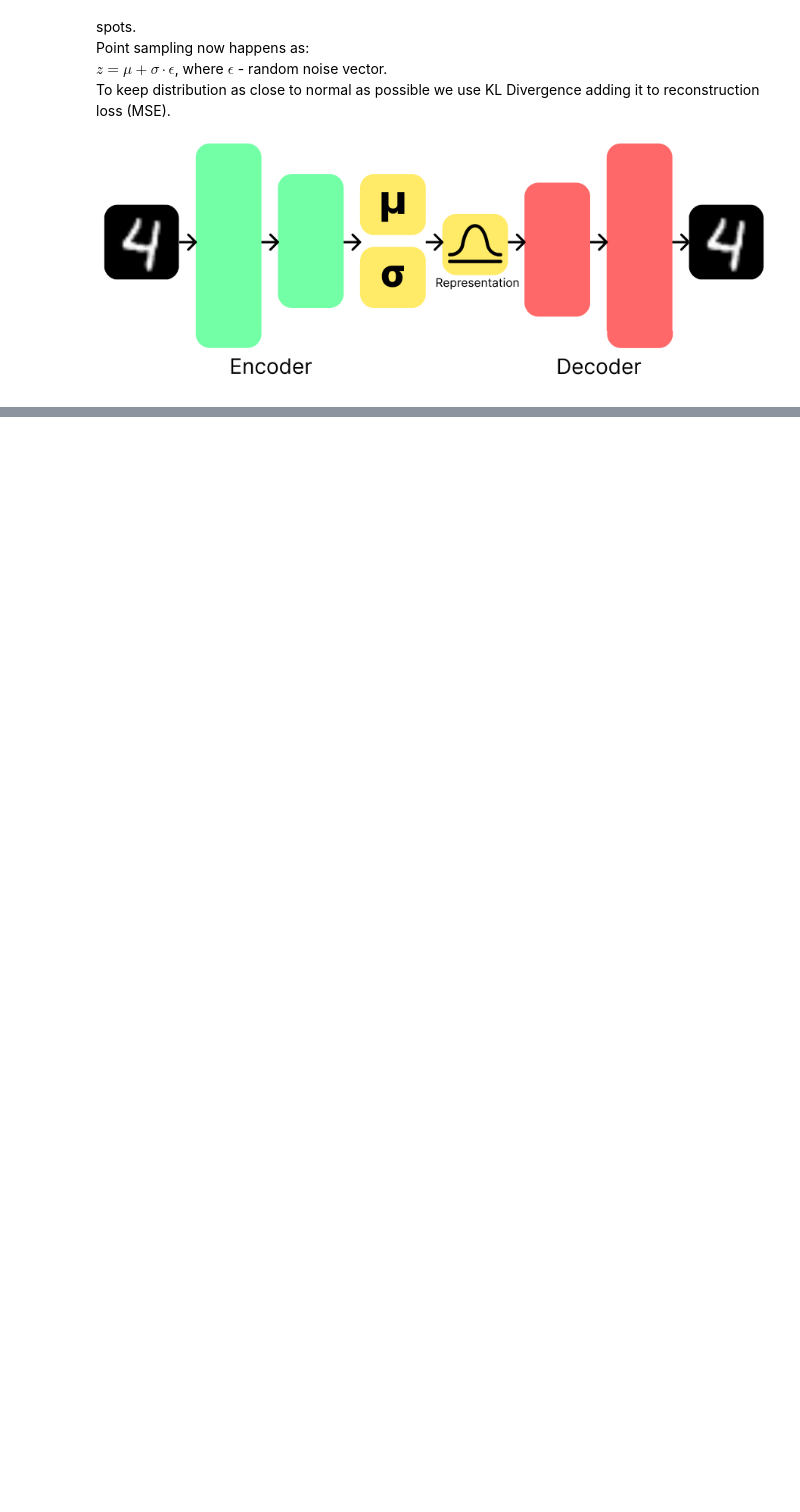
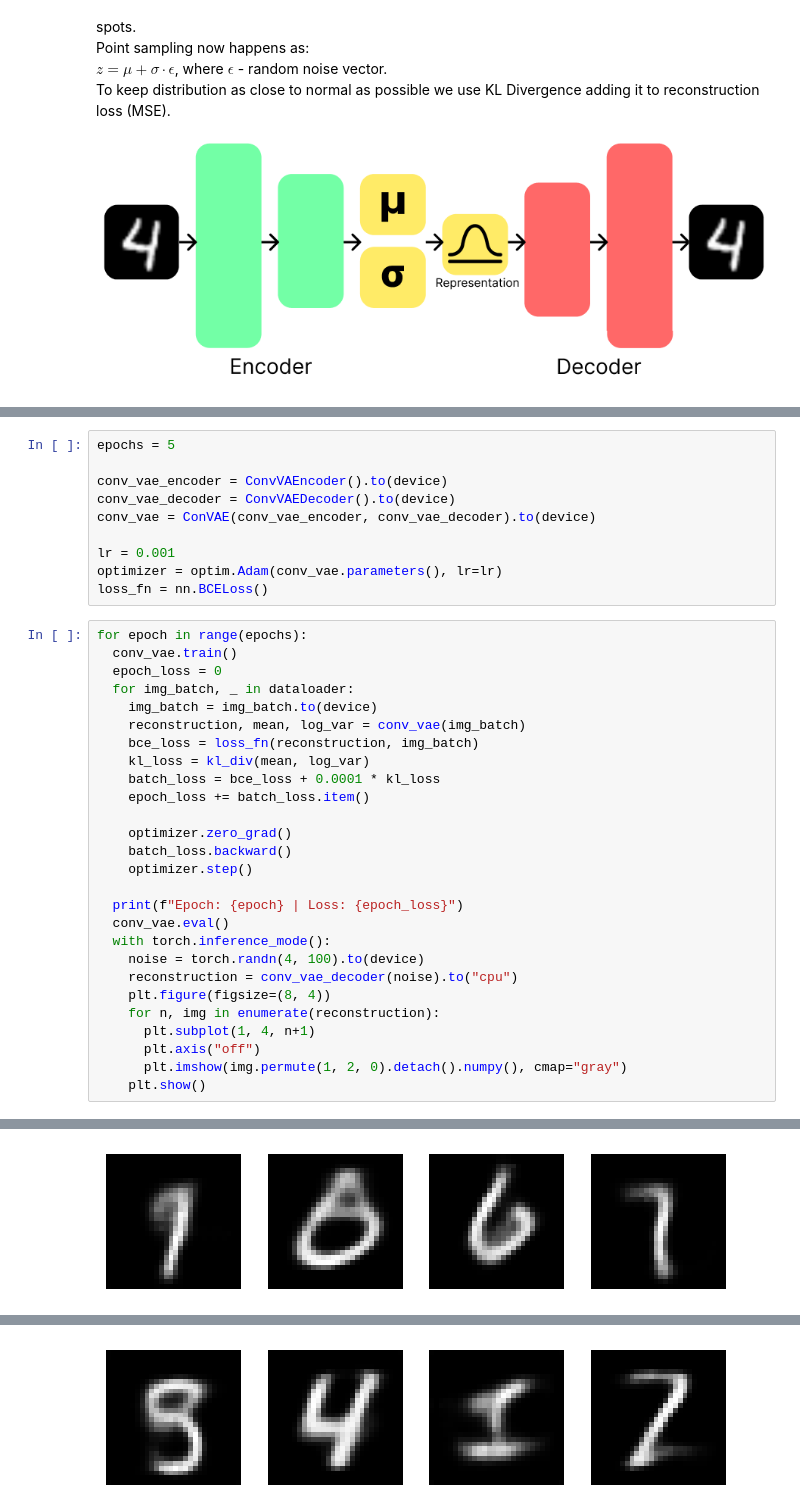
Before and after one commit to Cheslaff/KurwAI-archive, a Jupyter notebook: Guides/ImageGen(Easy)/AutoEncoders.ipynb, the cells around one changed output, grey strips where cells are left out. Cells and saved outputs as stored; diff of their text form; blank space fills up the shorter version.

```diff
--- a/Guides/ImageGen(Easy)/AutoEncoders.ipynb
+++ b/Guides/ImageGen(Easy)/AutoEncoders.ipynb
@@ -295,0 +501,38 @@ To keep distribution as close to normal as possible we use KL Divergence adding
+# %%
+epochs = 5
+
+conv_vae_encoder = ConvVAEncoder().to(device)
+conv_vae_decoder = ConvVAEDecoder().to(device)
+conv_vae = ConVAE(conv_vae_encoder, conv_vae_decoder).to(device)
+
+lr = 0.001
+optimizer = optim.Adam(conv_vae.parameters(), lr=lr)
+loss_fn = nn.BCELoss()
+# %%
+for epoch in range(epochs):
+  conv_vae.train()
+  epoch_loss = 0
+  for img_batch, _ in dataloader:
+    img_batch = img_batch.to(device)
+    reconstruction, mean, log_var = conv_vae(img_batch)
+    bce_loss = loss_fn(reconstruction, img_batch)
+    kl_loss = kl_div(mean, log_var)
+    batch_loss = bce_loss + 0.0001 * kl_loss
+    epoch_loss += batch_loss.item()
+
+    optimizer.zero_grad()
+    batch_loss.backward()
+    optimizer.step()
+
+  print(f"Epoch: {epoch} | Loss: {epoch_loss}")
+  conv_vae.eval()
+  with torch.inference_mode():
+    noise = torch.randn(4, 100).to(device)
+    reconstruction = conv_vae_decoder(noise).to("cpu")
+    plt.figure(figsize=(8, 4))
+    for n, img in enumerate(reconstruction):
+      plt.subplot(1, 4, n+1)
+      plt.axis("off")
+      plt.imshow(img.permute(1, 2, 0).detach().numpy(), cmap="gray")
+    plt.show()
+# %% [output]
@@ -295,0 +540 @@ To keep distribution as close to normal as possible we use KL Divergence adding
+[figure, added]
@@ -295,0 +542 @@ To keep distribution as close to normal as possible we use KL Divergence adding
+[figure, added]
```
Also changed, not shown: parts of 27 cells of this notebook.
